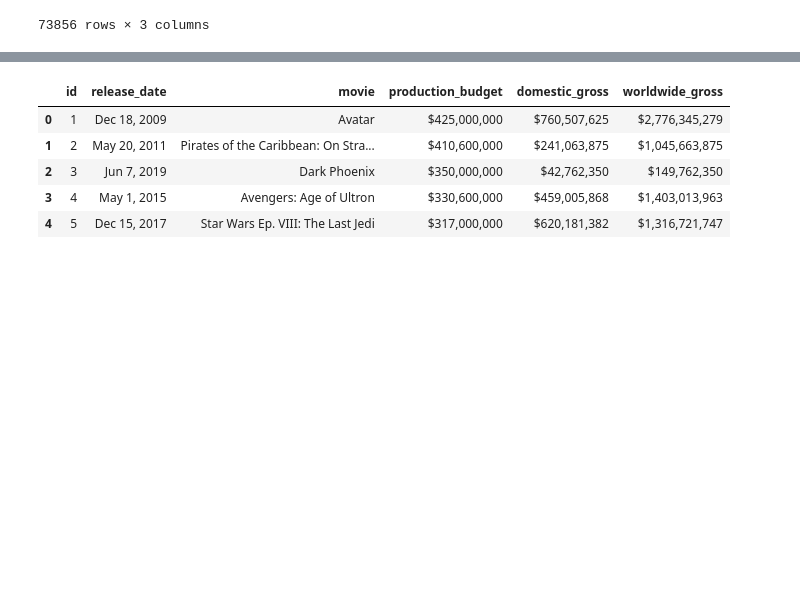
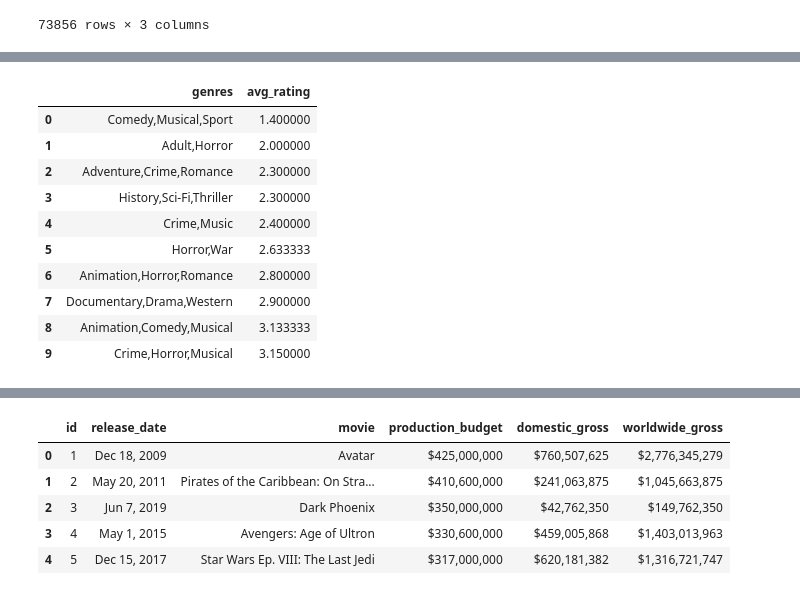
Before and after one commit to FarhiyaJarso/Microsoft-movie-project, a Jupyter notebook: student.ipynb, the cells around one changed output, grey strips where cells are left out. Saved outputs shown, nothing was run; the diff lists cells and outputs as text; code cells hidden in the pictures; blank space fills up the shorter version.

```diff
--- a/student.ipynb
+++ b/student.ipynb
@@ -70,3 +91,24 @@ pd.read_sql("""
+# %%
+pd.read_sql("""
+   SELECT  genres, AVG(averagerating) as avg_rating
+      FROM movie_basics
+    JOIN  movie_ratings ON movie_basics.movie_id = movie_ratings.movie_id
+    GROUP BY genres
+    ORDER BY avg_rating ASC
+    LIMIT 10
+   """, conn)
+# %% [output]
+|  | genres | avg_rating |
+| 0 | Comedy,Musical,Sport | 1.400000 |
+| 1 | Adult,Horror | 2.000000 |
+| 2 | Adventure,Crime,Romance | 2.300000 |
+| 3 | History,Sci-Fi,Thriller | 2.300000 |
+| 4 | Crime,Music | 2.400000 |
+| 5 | Horror,War | 2.633333 |
+| 6 | Animation,Horror,Romance | 2.800000 |
+| 7 | Documentary,Drama,Western | 2.900000 |
+| 8 | Animation,Comedy,Musical | 3.133333 |
+| 9 | Crime,Horror,Musical | 3.150000 |
 # %%
 df.info()
 # %% [output]
```
Also changed, not shown: parts of 27 cells of this notebook.
